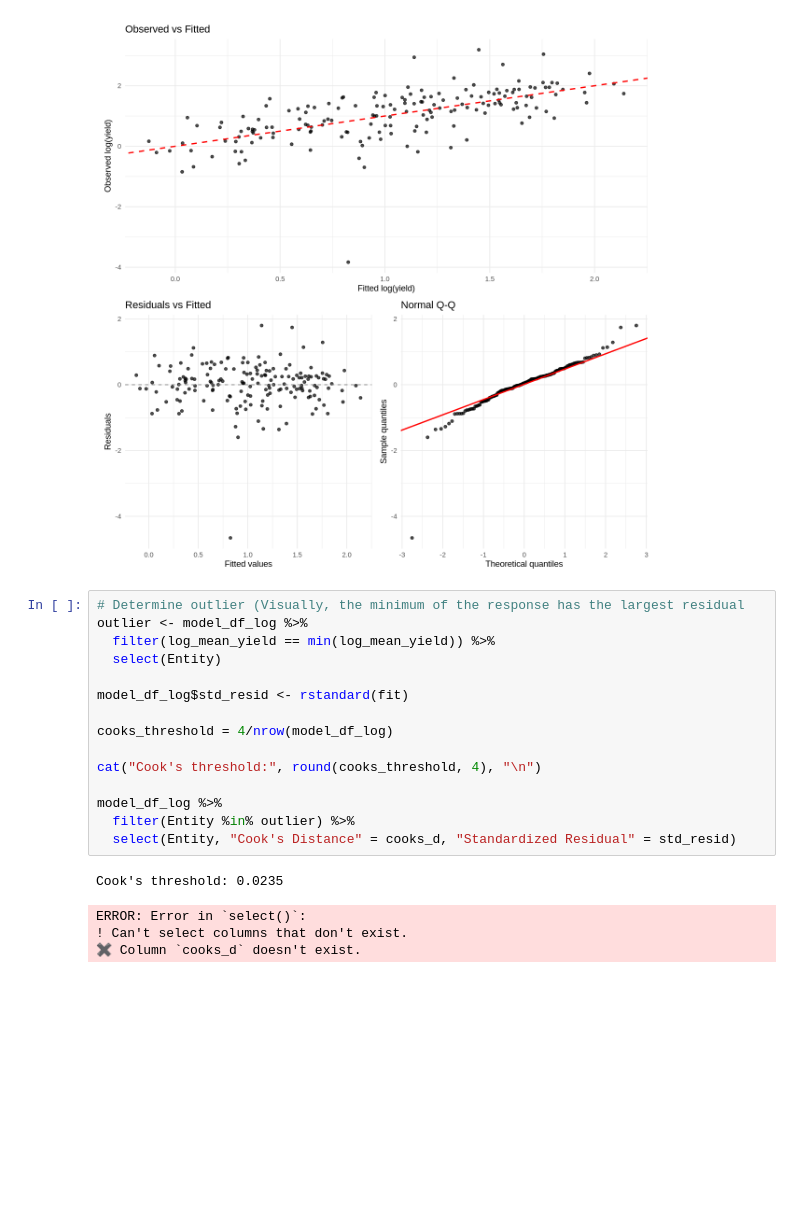
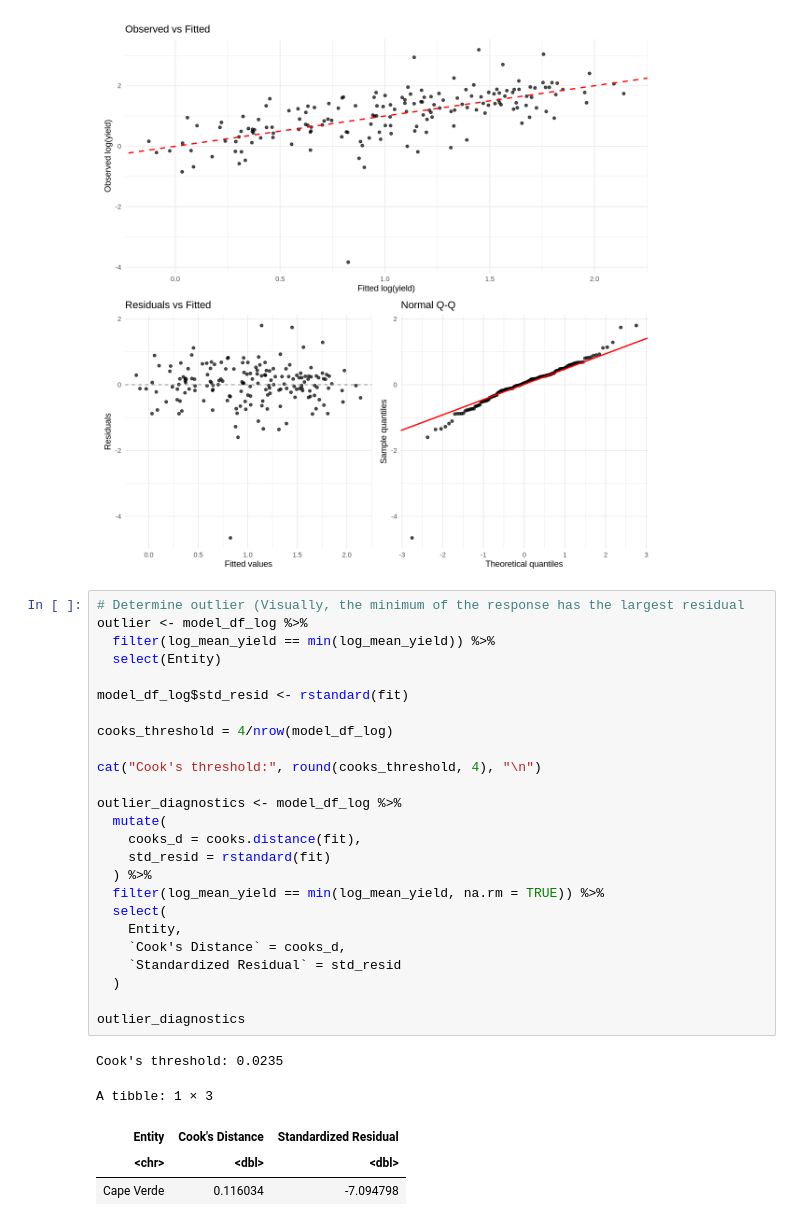
Before and after one commit to ebarr02/Crop-Yield-Analysis, a Jupyter notebook: CropYieldAnalysis.ipynb, the cells around one changed output. Saved outputs shown, nothing was run; the diff lists cells and outputs as text; blank space fills up the shorter version.

```diff
--- a/CropYieldAnalysis.ipynb
+++ b/CropYieldAnalysis.ipynb
@@ -134,23 +134,34 @@ plot5 / (plot6 + plot7)
 # %%
 # Determine outlier (Visually, the minimum of the response has the largest residual
 outlier <- model_df_log %>%
   filter(log_mean_yield == min(log_mean_yield)) %>%
   select(Entity)
 
 model_df_log$std_resid <- rstandard(fit)
 
 cooks_threshold = 4/nrow(model_df_log)
 
 cat("Cook's threshold:", round(cooks_threshold, 4), "\n")
 
-model_df_log %>%
-  filter(Entity %in% outlier) %>%
-  select(Entity, "Cook's Distance" = cooks_d, "Standardized Residual" = std_resid)
+outlier_diagnostics <- model_df_log %>%
+  mutate(
+    cooks_d = cooks.distance(fit),
+    std_resid = rstandard(fit)
+  ) %>%
+  filter(log_mean_yield == min(log_mean_yield, na.rm = TRUE)) %>%
+  select(
+    Entity,
+    `Cook's Distance` = cooks_d,
+    `Standardized Residual` = std_resid
+  )
+
+outlier_diagnostics
 # %% [output]
 Cook's threshold: 0.0235
-ERROR: Error in `select()`:
-! Can't select columns that don't exist.
-✖ Column `cooks_d` doesn't exist.
+A tibble: 1 × 3
+| Entity | Cook's Distance | Standardized Residual |
+| <chr> | <dbl> | <dbl> |
+| Cape Verde | 0.116034 | -7.094798 |
 # %%
 #Remove from Dataset:
 model_df_log_no_cape_verde <- model_df_log %>% filter(log_mean_yield != min(model_df_log$log_mean_yield))
```
Also changed, not shown: parts of 2 cells of this notebook.
